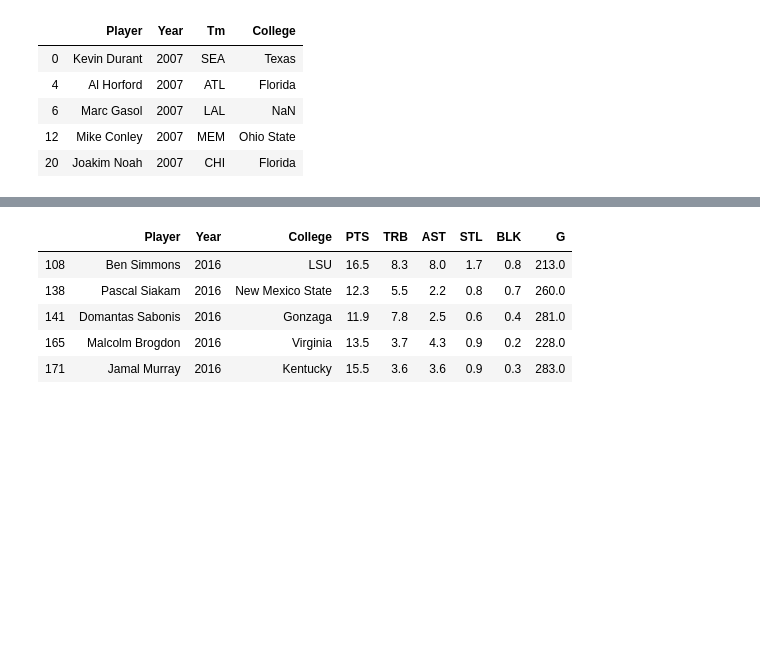
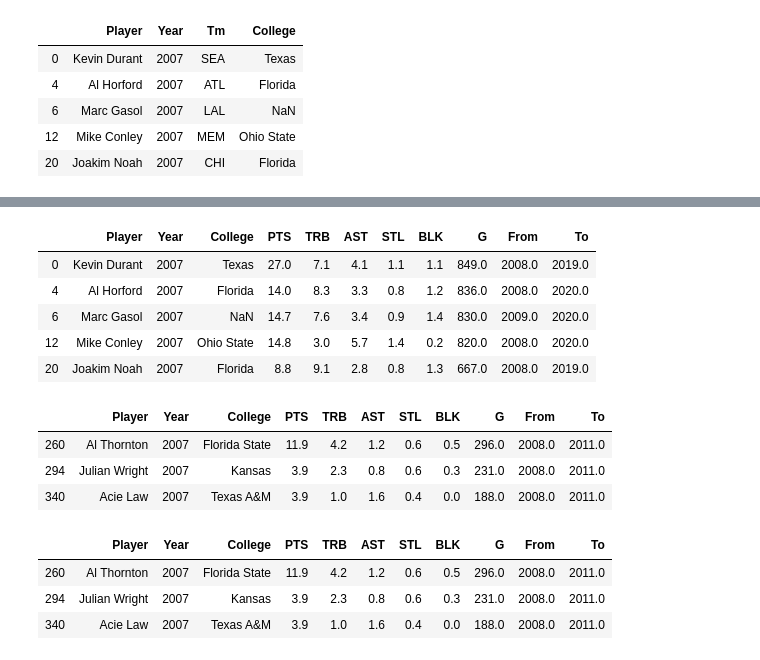
Before and after one commit to awbrown404/basketball-project, a Jupyter notebook: stats_by_year.ipynb, the cells around one changed output, grey strips where cells are left out. Cells and saved outputs as stored; diff of their text form; code cells hidden in the pictures; blank space fills up the shorter version.

```diff
--- a/stats_by_year.ipynb
+++ b/stats_by_year.ipynb
@@ -151,9 +58,11 @@ nine_year_stats.head()
-# %%
-ten_year_stats.head()
-# %% [output]
-|  | Player | Year | College | PTS | TRB | AST | STL | BLK | G |
-| 108 | Ben Simmons | 2016 | LSU | 16.5 | 8.3 | 8.0 | 1.7 | 0.8 | 213.0 |
-| 138 | Pascal Siakam | 2016 | New Mexico State | 12.3 | 5.5 | 2.2 | 0.8 | 0.7 | 260.0 |
-| 141 | Domantas Sabonis | 2016 | Gonzaga | 11.9 | 7.8 | 2.5 | 0.6 | 0.4 | 281.0 |
-| 165 | Malcolm Brogdon | 2016 | Virginia | 13.5 | 3.7 | 4.3 | 0.9 | 0.2 | 228.0 |
-| 171 | Jamal Murray | 2016 | Kentucky | 15.5 | 3.6 | 3.6 | 0.9 | 0.3 | 283.0 |
+# %%
+first_draft_stats = relevant_stats_total.loc[draft_condensed["Year"] == 2007].copy()
+# %%
+first_draft_stats.head()
+# %% [output]
+|  | Player | Year | College | PTS | TRB | AST | STL | BLK | G | From | To |
+| 0 | Kevin Durant | 2007 | Texas | 27.0 | 7.1 | 4.1 | 1.1 | 1.1 | 849.0 | 2008.0 | 2019.0 |
+| 4 | Al Horford | 2007 | Florida | 14.0 | 8.3 | 3.3 | 0.8 | 1.2 | 836.0 | 2008.0 | 2020.0 |
+| 6 | Marc Gasol | 2007 | NaN | 14.7 | 7.6 | 3.4 | 0.9 | 1.4 | 830.0 | 2009.0 | 2020.0 |
+| 12 | Mike Conley | 2007 | Ohio State | 14.8 | 3.0 | 5.7 | 1.4 | 0.2 | 820.0 | 2008.0 | 2020.0 |
+| 20 | Joakim Noah | 2007 | Florida | 8.8 | 9.1 | 2.8 | 0.8 | 1.3 | 667.0 | 2008.0 | 2019.0 |
@@ -159,0 +73,14 @@ ten_year_stats.head()
+# %%
+first_group_two.head()
+# %% [output]
+|  | Player | Year | College | PTS | TRB | AST | STL | BLK | G | From | To |
+| 260 | Al Thornton | 2007 | Florida State | 11.9 | 4.2 | 1.2 | 0.6 | 0.5 | 296.0 | 2008.0 | 2011.0 |
+| 294 | Julian Wright | 2007 | Kansas | 3.9 | 2.3 | 0.8 | 0.6 | 0.3 | 231.0 | 2008.0 | 2011.0 |
+| 340 | Acie Law | 2007 | Texas A&M | 3.9 | 1.0 | 1.6 | 0.4 | 0.0 | 188.0 | 2008.0 | 2011.0 |
+# %%
+first_group_two
+# %% [output]
+|  | Player | Year | College | PTS | TRB | AST | STL | BLK | G | From | To |
+| 260 | Al Thornton | 2007 | Florida State | 11.9 | 4.2 | 1.2 | 0.6 | 0.5 | 296.0 | 2008.0 | 2011.0 |
+| 294 | Julian Wright | 2007 | Kansas | 3.9 | 2.3 | 0.8 | 0.6 | 0.3 | 231.0 | 2008.0 | 2011.0 |
+| 340 | Acie Law | 2007 | Texas A&M | 3.9 | 1.0 | 1.6 | 0.4 | 0.0 | 188.0 | 2008.0 | 2011.0 |
```
Also changed, not shown: parts of 41 cells of this notebook.
